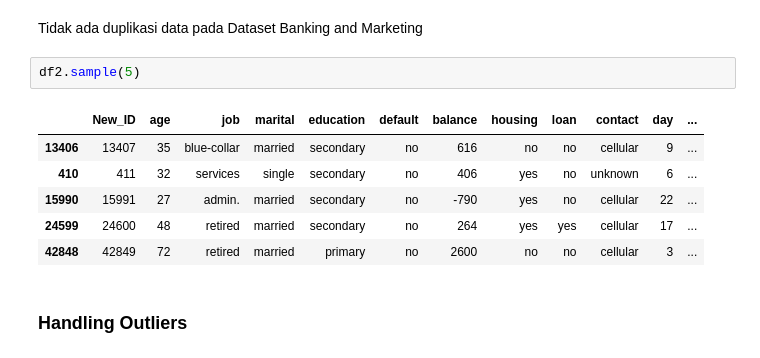
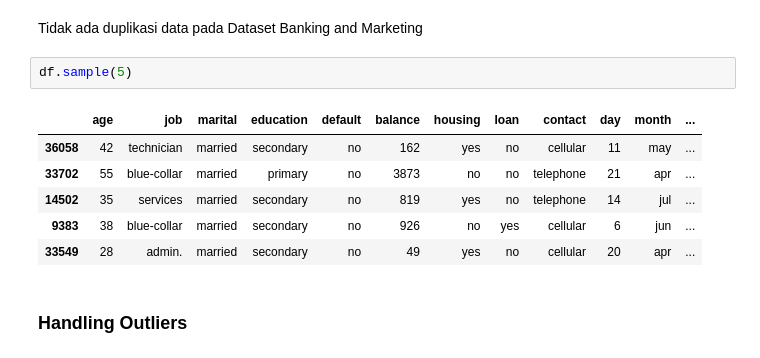
Before and after one commit to yahdiarif/Final-Project-kel-12, a Jupyter notebook: Bank_Marketing_Target_Final_Project_(group_12).ipynb, the cells around one changed output. Cells and saved outputs as stored; diff of their text form.

```diff
--- a/Bank_Marketing_Target_Final_Project_(group_12).ipynb
+++ b/Bank_Marketing_Target_Final_Project_(group_12).ipynb
@@ -402,14 +422,14 @@ df.duplicated().sum()
 # %% [markdown]
 Tidak ada duplikasi data pada Dataset Banking and Marketing
 # %%
-df2.sample(5)
+df.sample(5)
 # %% [output]
-|  | New_ID | age | job | marital | education | default | balance | housing | loan | contact | day | ... |
-| 13406 | 13407 | 35 | blue-collar | married | secondary | no | 616 | no | no | cellular | 9 | ... |
-| 410 | 411 | 32 | services | single | secondary | no | 406 | yes | no | unknown | 6 | ... |
-| 15990 | 15991 | 27 | admin. | married | secondary | no | -790 | yes | no | cellular | 22 | ... |
-| 24599 | 24600 | 48 | retired | married | secondary | no | 264 | yes | yes | cellular | 17 | ... |
-| 42848 | 42849 | 72 | retired | married | primary | no | 2600 | no | no | cellular | 3 | ... |
+|  | age | job | marital | education | default | balance | housing | loan | contact | day | month | ... |
+| 36058 | 42 | technician | married | secondary | no | 162 | yes | no | cellular | 11 | may | ... |
+| 33702 | 55 | blue-collar | married | primary | no | 3873 | no | no | telephone | 21 | apr | ... |
+| 14502 | 35 | services | married | secondary | no | 819 | yes | no | telephone | 14 | jul | ... |
+| 9383 | 38 | blue-collar | married | secondary | no | 926 | no | yes | cellular | 6 | jun | ... |
+| 33549 | 28 | admin. | married | secondary | no | 49 | yes | no | cellular | 20 | apr | ... |
 # %% [markdown]
 ### Handling Outliers
 # %%
```
Also changed, not shown: parts of 43 cells of this notebook.
